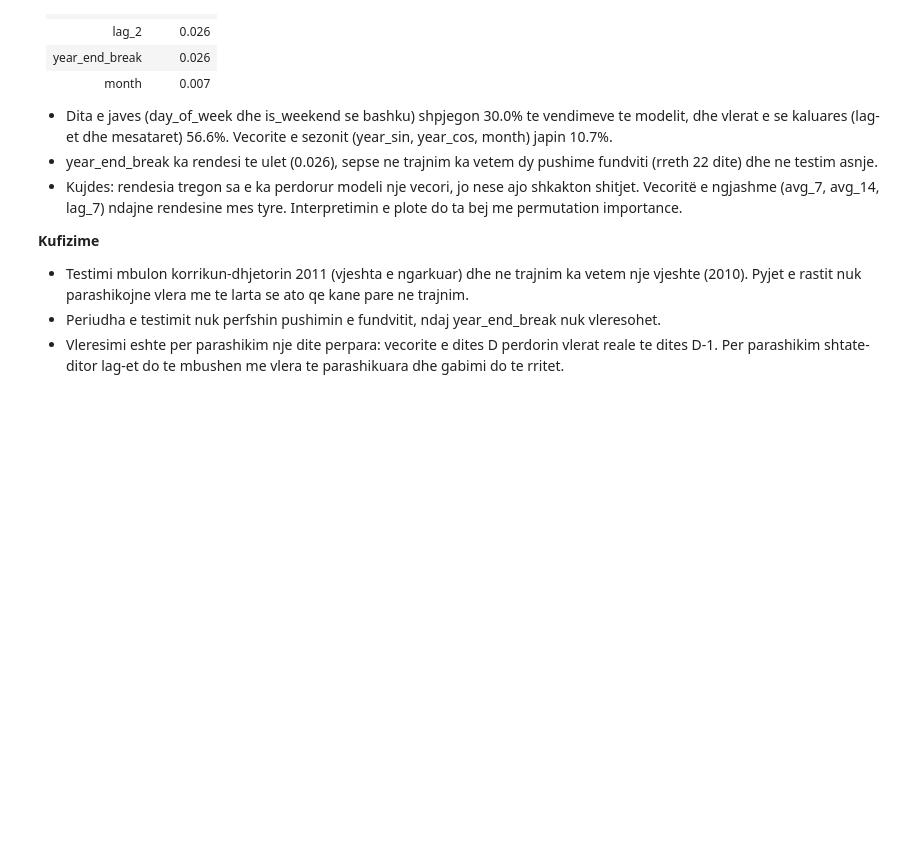
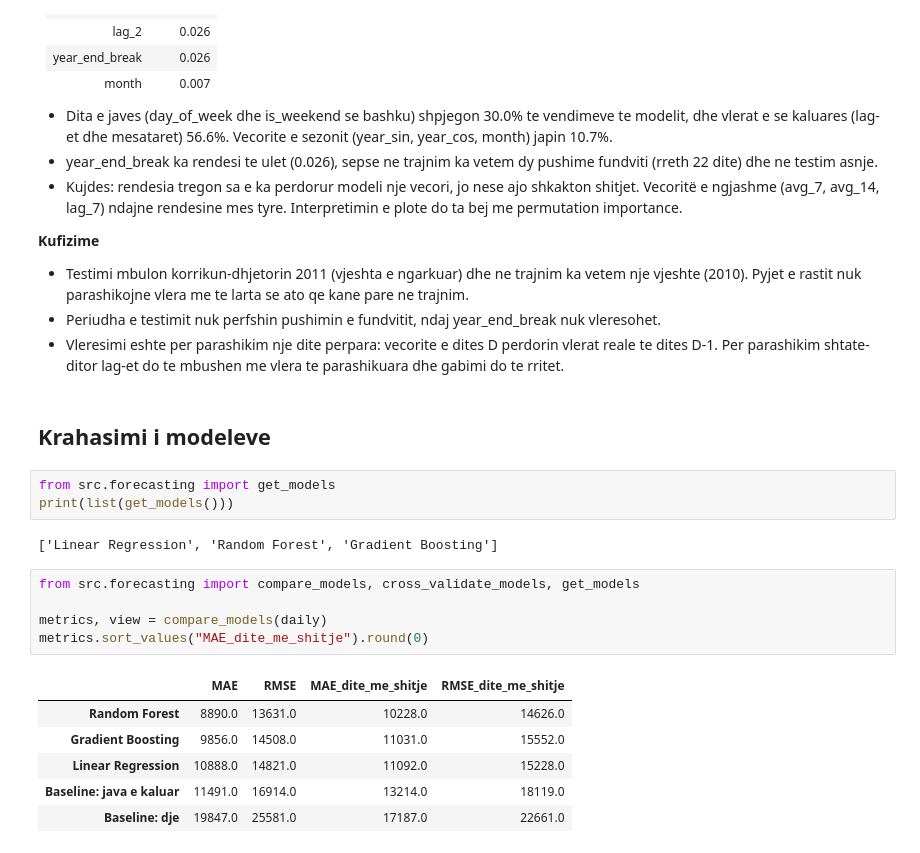
Before and after one commit to Dua-Gashi/online-retail-customer-analytics, a Jupyter notebook: notebooks/03_forecasting.ipynb, the cells around one changed output. Saved outputs shown, nothing was run; the diff lists cells and outputs as text; blank space fills up the shorter version.

```diff
--- a/notebooks/03_forecasting.ipynb
+++ b/notebooks/03_forecasting.ipynb
@@ -460,3 +460,22 @@ Kontroll: MAE i baseline-it "dje", i llogaritur me dore nga parashikimet, eshte
 - Testimi mbulon korrikun-dhjetorin 2011 (vjeshta e ngarkuar) dhe ne trajnim ka vetem nje vjeshte (2010). Pyjet e rastit nuk parashikojne vlera me te larta se ato qe kane pare ne trajnim.
 - Periudha e testimit nuk perfshin pushimin e fundvitit, ndaj year_end_break nuk vleresohet.
 - Vleresimi eshte per parashikim nje dite perpara: vecorite e dites D perdorin vlerat reale te dites D-1. Per parashikim shtate-ditor lag-et do te mbushen me vlera te parashikuara dhe gabimi do te rritet.
+# %% [markdown]
+## Krahasimi i modeleve
+# %%
+from src.forecasting import get_models
+print(list(get_models()))
+# %% [output]
+['Linear Regression', 'Random Forest', 'Gradient Boosting']
+# %%
+from src.forecasting import compare_models, cross_validate_models, get_models
+
+metrics, view = compare_models(daily)
+metrics.sort_values("MAE_dite_me_shitje").round(0)
+# %% [output]
+|  | MAE | RMSE | MAE_dite_me_shitje | RMSE_dite_me_shitje |
+| Random Forest | 8890.0 | 13631.0 | 10228.0 | 14626.0 |
+| Gradient Boosting | 9856.0 | 14508.0 | 11031.0 | 15552.0 |
+| Linear Regression | 10888.0 | 14821.0 | 11092.0 | 15228.0 |
+| Baseline: java e kaluar | 11491.0 | 16914.0 | 13214.0 | 18119.0 |
+| Baseline: dje | 19847.0 | 25581.0 | 17187.0 | 22661.0 |
```
Also changed, not shown: parts of 4 cells of this notebook, 1 other file.
